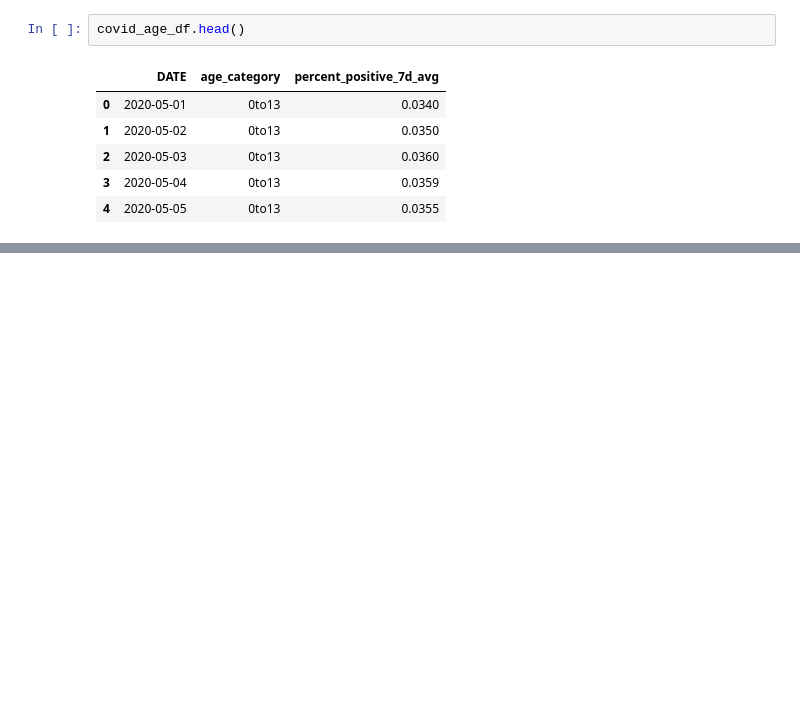
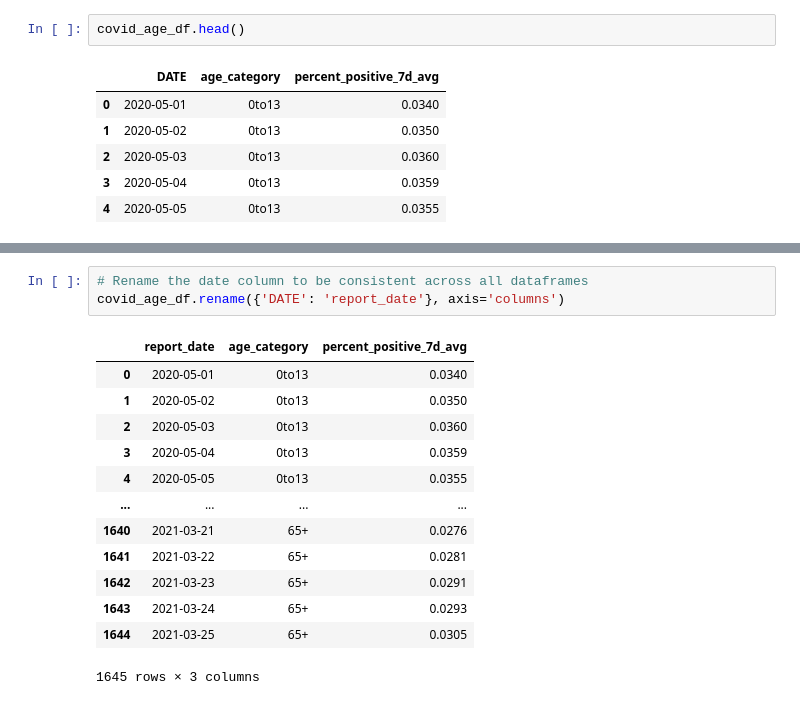
Before and after one commit to SVD6/SYSC-4906-Project, a Jupyter notebook: notebooks/covid-analysis.ipynb, the cells around one changed output, grey strips where cells are left out. Drawn from its saved outputs; the diff is of its cells as text; blank space fills up the shorter version.

```diff
--- a/notebooks/covid-analysis.ipynb
+++ b/notebooks/covid-analysis.ipynb
@@ -32,3 +32,20 @@ vaccine_df.head()
 | 2 | 2020-12-31 | 5,463 | 23,502 | NaN | NaN |
 | 3 | 2021-01-01 | 5,415 | 28,887 | NaN | NaN |
 | 4 | 2021-01-02 | 4,305 | 33,191 | NaN | NaN |
+# %%
+# Rename the date column to be consistent across all dataframes
+covid_age_df.rename({'DATE': 'report_date'}, axis='columns')
+# %% [output]
+|  | report_date | age_category | percent_positive_7d_avg |
+| 0 | 2020-05-01 | 0to13 | 0.0340 |
+| 1 | 2020-05-02 | 0to13 | 0.0350 |
+| 2 | 2020-05-03 | 0to13 | 0.0360 |
+| 3 | 2020-05-04 | 0to13 | 0.0359 |
+| 4 | 2020-05-05 | 0to13 | 0.0355 |
+| ... | ... | ... | ... |
+| 1640 | 2021-03-21 | 65+ | 0.0276 |
+| 1641 | 2021-03-22 | 65+ | 0.0281 |
+| 1642 | 2021-03-23 | 65+ | 0.0291 |
+| 1643 | 2021-03-24 | 65+ | 0.0293 |
+| 1644 | 2021-03-25 | 65+ | 0.0305 |
+1645 rows × 3 columns
```
Also changed, not shown: parts of 1 cell of this notebook.
